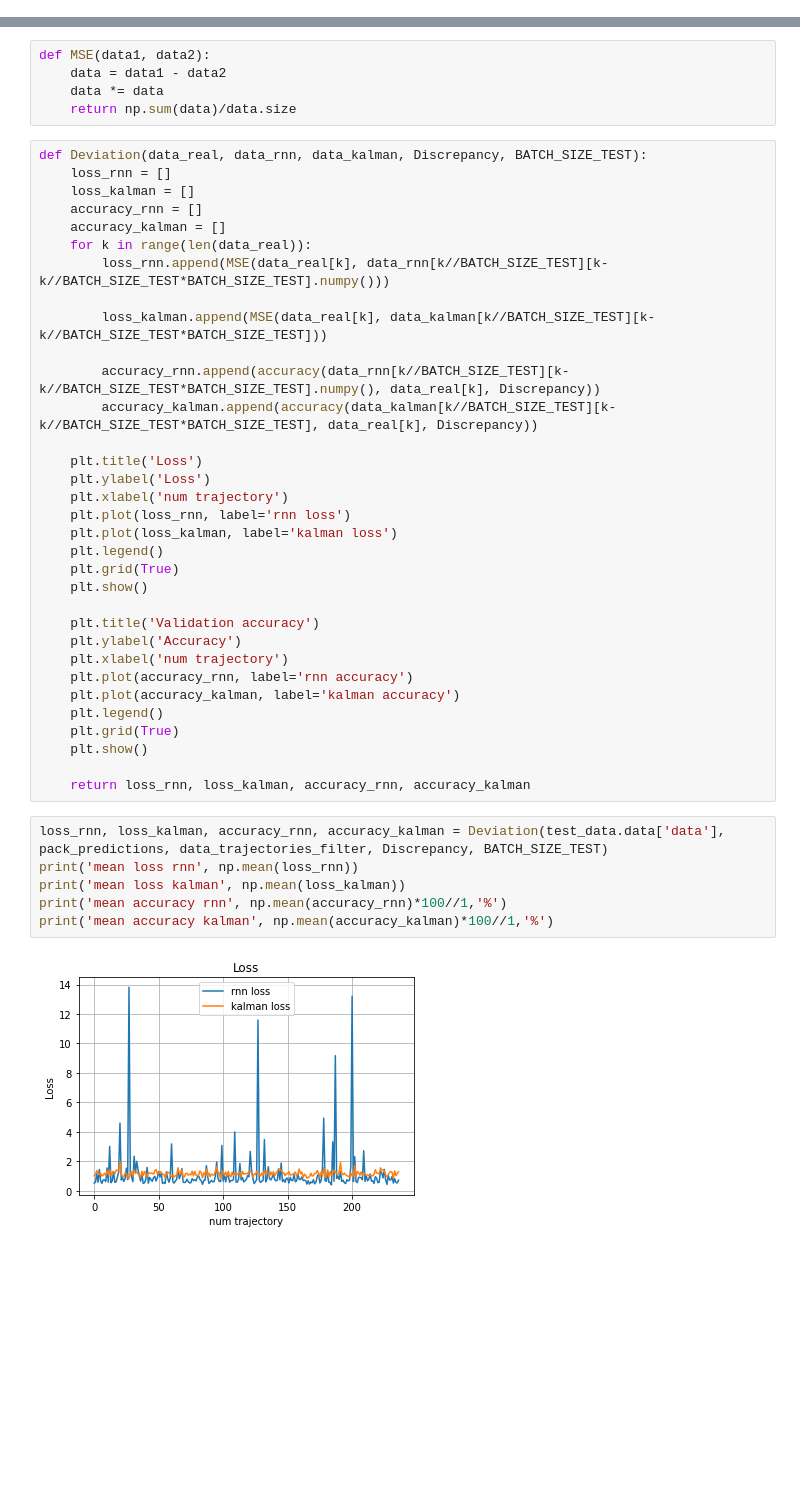
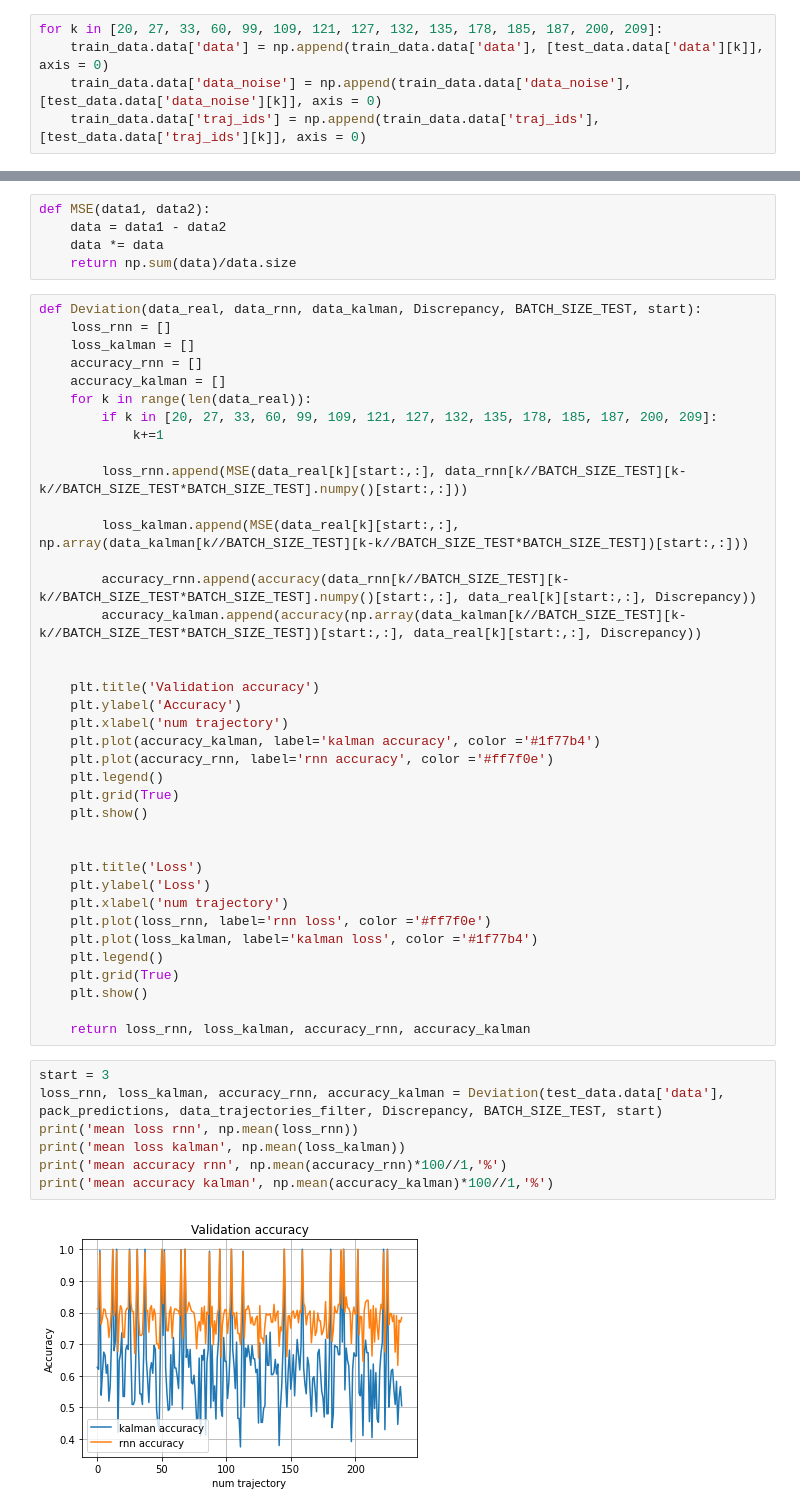
Before and after one commit to dart9905/coursework, a Jupyter notebook: KalmanNN/KalmanNN.ipynb, the cells around one changed output, grey strips where cells are left out. Cells and saved outputs as stored; diff of their text form; blank space fills up the shorter version.

```diff
--- a/KalmanNN/KalmanNN.ipynb
+++ b/KalmanNN/KalmanNN.ipynb
@@ -763,6 +797,11 @@ Total trajectory parts: 237
 Each: 162 observed = 162 points in total
 Each point contains 3 variables
 Data mean:\n[ 38.963  59.589 -42.729]\nData std:\n[31.39  46.182 50.044]
+# %%
+for k in [20, 27, 33, 60, 99, 109, 121, 127, 132, 135, 178, 185, 187, 200, 209]:
+    train_data.data['data'] = np.append(train_data.data['data'], [test_data.data['data'][k]], axis = 0)
+    train_data.data['data_noise'] = np.append(train_data.data['data_noise'],[test_data.data['data_noise'][k]], axis = 0)
+    train_data.data['traj_ids'] = np.append(train_data.data['traj_ids'], [test_data.data['traj_ids'][k]], axis = 0)
 # %%
 train_dl = DataLoader(
     train_data,
@@ -935,43 +976,49 @@ def MSE(data1, data2):
     data *= data
     return np.sum(data)/data.size
 # %%
-def Deviation(data_real, data_rnn, data_kalman, Discrepancy, BATCH_SIZE_TEST):
+def Deviation(data_real, data_rnn, data_kalman, Discrepancy, BATCH_SIZE_TEST, start):
     loss_rnn = []
     loss_kalman = []
     accuracy_rnn = []
     accuracy_kalman = []
     for k in range(len(data_real)):
-        loss_rnn.append(MSE(data_real[k], data_rnn[k//BATCH_SIZE_TEST][k-k//BATCH_SIZE_TEST*BATCH_SIZE_TEST].numpy()))
+        if k in [20, 27, 33, 60, 99, 109, 121, 127, 132, 135, 178, 185, 187, 200, 209]:
+            k+=1
 
-        loss_kalman.append(MSE(data_real[k], data_kalman[k//BATCH_SIZE_TEST][k-k//BATCH_SIZE_TEST*BATCH_SIZE_TEST]))
+        loss_rnn.append(MSE(data_real[k][start:,:], data_rnn[k//BATCH_SIZE_TEST][k-k//BATCH_SIZE_TEST*BATCH_SIZE_TEST].numpy()[start:,:]))
 
-        accuracy_rnn.append(accuracy(data_rnn[k//BATCH_SIZE_TEST][k-k//BATCH_SIZE_TEST*BATCH_SIZE_TEST].numpy(), data_real[k], Discrepancy))
-        accuracy_kalman.append(accuracy(data_kalman[k//BATCH_SIZE_TEST][k-k//BATCH_SIZE_TEST*BATCH_SIZE_TEST], data_real[k], Discrepancy))
+        loss_kalman.append(MSE(data_real[k][start:,:], np.array(data_kalman[k//BATCH_SIZE_TEST][k-k//BATCH_SIZE_TEST*BATCH_SIZE_TEST])[start:,:]))
+
+        accuracy_rnn.append(accuracy(data_rnn[k//BATCH_SIZE_TEST][k-k//BATCH_SIZE_TEST*BATCH_SIZE_TEST].numpy()[start:,:], data_real[k][start:,:], Discrepancy))
+        accuracy_kalman.append(accuracy(np.array(data_kalman[k//BATCH_SIZE_TEST][k-k//BATCH_SIZE_TEST*BATCH_SIZE_TEST])[start:,:], data_real[k][start:,:], Discrepancy))
+
+
+    plt.title('Validation accuracy')
+    plt.ylabel('Accuracy')
+    plt.xlabel('num trajectory')
+    plt.plot(accuracy_kalman, label='kalman accuracy', color ='#1f77b4')
+    plt.plot(accuracy_rnn, label='rnn accuracy', color ='#ff7f0e')
+    plt.legend()
+    plt.grid(True)
+    plt.show()
+
 
     plt.title('Loss')
     plt.ylabel('Loss')
     plt.xlabel('num trajectory')
-    plt.plot(loss_rnn, label='rnn loss')
-    plt.plot(loss_kalman, label='kalman loss')
-    plt.legend()
-    plt.grid(True)
-    plt.show()
-
-    plt.title('Validation accuracy')
-    plt.ylabel('Accuracy')
-    plt.xlabel('num trajectory')
-    plt.plot(accuracy_rnn, label='rnn accuracy')
-    plt.plot(accuracy_kalman, label='kalman accuracy')
+    plt.plot(loss_rnn, label='rnn loss', color ='#ff7f0e')
+    plt.plot(loss_kalman, label='kalman loss', color ='#1f77b4')
     plt.legend()
     plt.grid(True)
     plt.show()
 
     return loss_rnn, loss_kalman, accuracy_rnn, accuracy_kalman
 # %%
-loss_rnn, loss_kalman, accuracy_rnn, accuracy_kalman = Deviation(test_data.data['data'], pack_predictions, data_trajectories_filter, Discrepancy, BATCH_SIZE_TEST)
+start = 3
+loss_rnn, loss_kalman, accuracy_rnn, accuracy_kalman = Deviation(test_data.data['data'], pack_predictions, data_trajectories_filter, Discrepancy, BATCH_SIZE_TEST, start)
 print('mean loss rnn', np.mean(loss_rnn))
 print('mean loss kalman', np.mean(loss_kalman))
 print('mean accuracy rnn', np.mean(accuracy_rnn)*100//1,'%')
 print('mean accuracy kalman', np.mean(accuracy_kalman)*100//1,'%')
 # %% [output]
-[figure, old version]
+[figure, new version]
```
Also changed, not shown: parts of 15 cells of this notebook, 2 other files.
